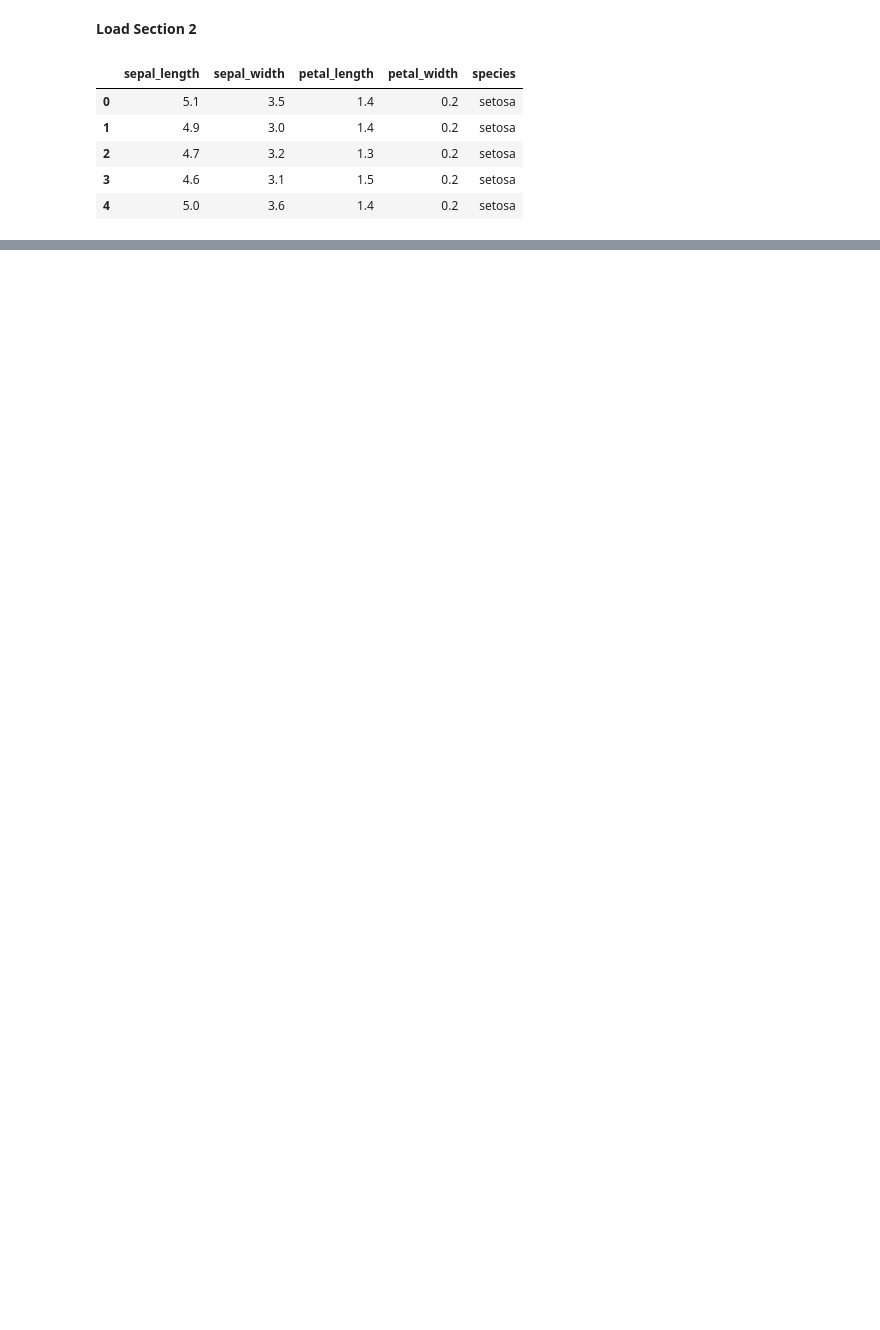
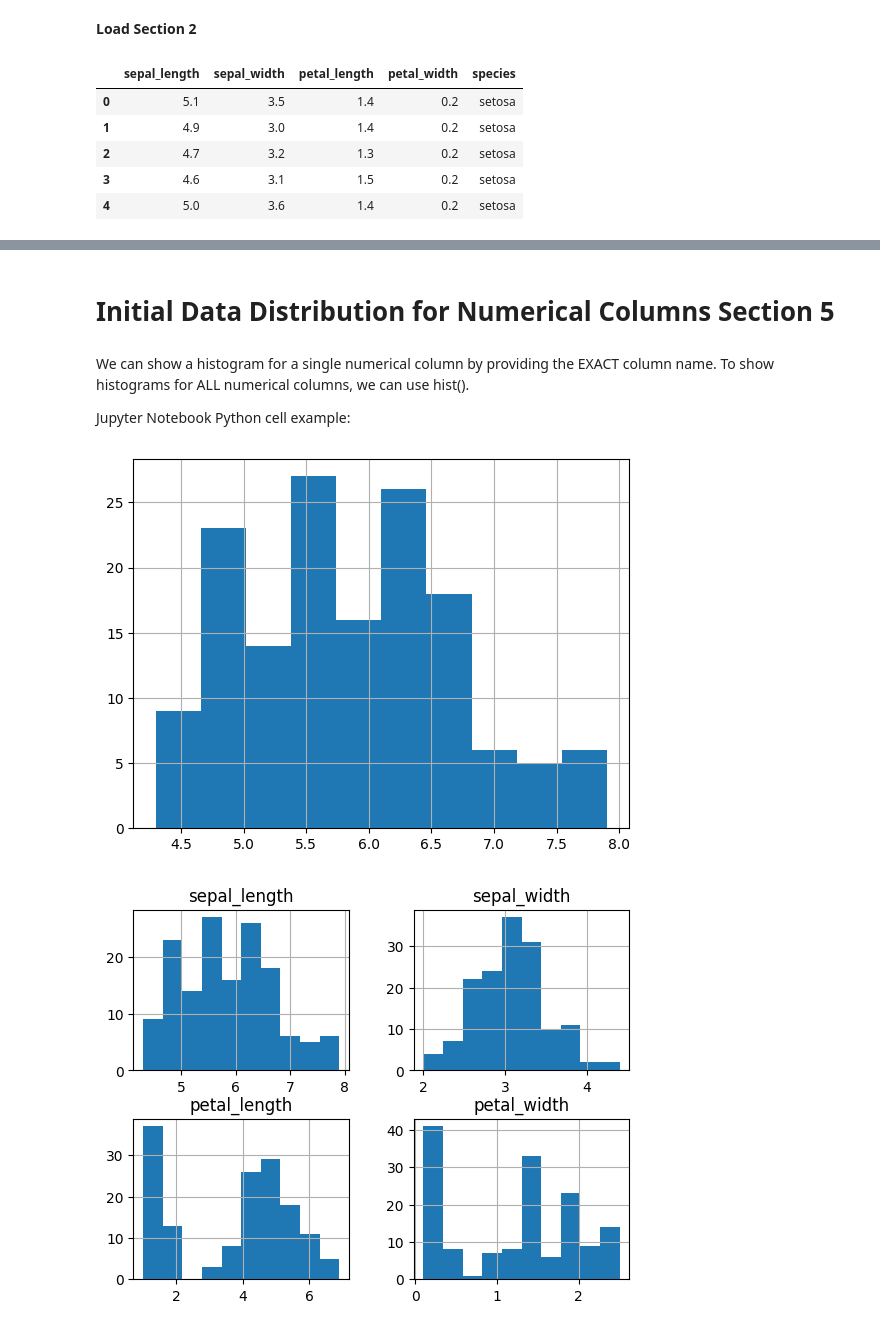
Before and after one commit to hasherlaws18/datafun-04-eda, a Jupyter notebook: houston_eda_iris.ipynb, the cells around one changed output, grey strips where cells are left out. Saved outputs shown, nothing was run; the diff lists cells and outputs as text; code cells hidden in the pictures; blank space fills up the shorter version.

```diff
--- a/houston_eda_iris.ipynb
+++ b/houston_eda_iris.ipynb
@@ -39,0 +96,18 @@ iris_df.head()
+# %% [markdown]
+# Initial Data Distribution for Numerical Columns Section 5
+# %% [markdown]
+We can show a histogram for a single numerical column by providing the EXACT column name. To show histograms for ALL numerical columns, we can use hist().
+
+Jupyter Notebook Python cell example:
+# %%
+# Inspect histogram by one numerical column
+iris_df['sepal_length'].hist()
+
+# Inspect histograms for ALL numerical columns
+iris_df.hist()
+
+# Show all plots
+matplotlib.pyplot.show()
+# %% [output]
+[figure, added]
+[figure, added]
```
Also changed, not shown: parts of 27 cells of this notebook.
